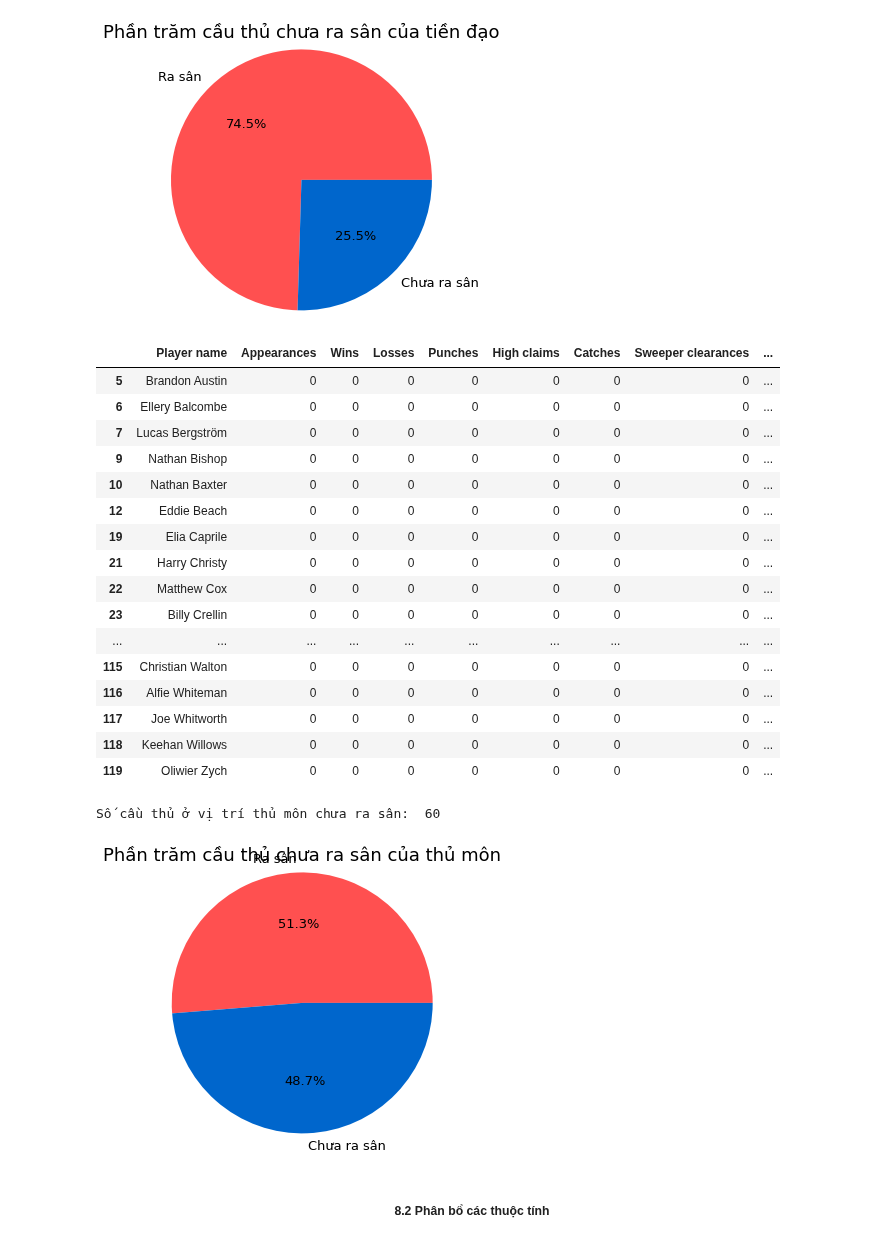
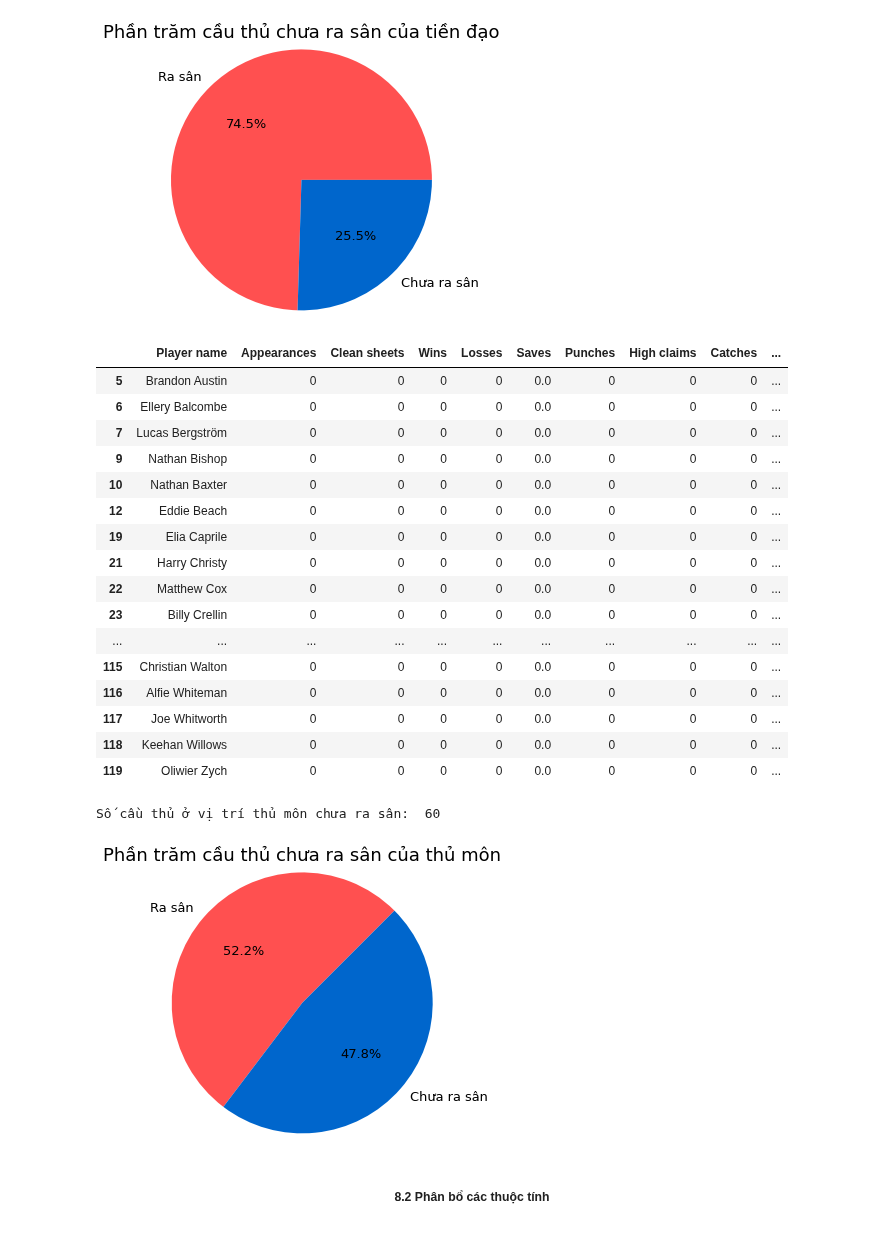
Before and after one commit to hpn00689/NMKHDL_CSC14119-, a Jupyter notebook: PHASE_2/data_exploration.ipynb, the cells around one changed output. Saved outputs shown, nothing was run; the diff lists cells and outputs as text; code cells hidden in the pictures.

```diff
--- a/PHASE_2/data_exploration.ipynb
+++ b/PHASE_2/data_exploration.ipynb
@@ -412,12 +412,9 @@ dfDefender.drop("Cross accuracy", inplace=True, axis=1)
 dfDefender.drop("Accurate long balls", inplace=True, axis=1)
 
 # Xóa của keeper
-dfKeeper.drop("Clean sheets", inplace=True, axis=1)
-dfKeeper.drop("Saves", inplace=True, axis=1)
 dfKeeper.drop("Penalties saved", inplace=True, axis=1)
 dfKeeper.drop("Throw outs", inplace=True, axis=1)
 dfKeeper.drop("Goal kicks", inplace=True, axis=1)
-dfKeeper.drop("Goals conceded", inplace=True, axis=1)
 dfKeeper.drop("Errors leading to goal", inplace=True, axis=1)
 dfKeeper.drop("Own goals", inplace=True, axis=1)
 dfKeeper.drop("Assists", inplace=True, axis=1)
@@ -681,6 +684,13 @@ midfielder_columns.remove('Player name')
 
 for col in midfielder_columns:
     dfMidfielder[col] = pd.to_numeric(dfMidfielder[col], errors='coerce')
+
+# Keeper
+keeper_columns = dfKeeper.columns.to_list()
+keeper_columns.remove('Player name')
+
+for col in keeper_columns:
+    dfKeeper[col] = pd.to_numeric(dfKeeper[col], errors='coerce')
 # %% [markdown]
 #### <p style="text-align:center"> **7. Thiếu dữ liệu** </p>
 - Trong quá trình crawling dữ liệu thì sẽ có rất ít các thuộc tính từ các bộ bị thiếu dữ liệu. Ở mục 7 nhóm em sẽ tìm ra các gía trị đó và xóa hàng bị thiếu dữ liệu đó ra khỏi bộ dữ liệu.
@@ -784,0 +798,3 @@ dtype: int64
+# %%
+dfKeeper.dropna(inplace=True)
+dfKeeper.info()
@@ -921,37 +955,37 @@ Số cầu thủ ở vị trí tiền đạo chưa ra sân:  54
 info_new_keeper = dfKeeper[dfKeeper['Appearances'] == 0]
 info_new_keeper
 # %% [output]
-|  | Player name | Appearances | Wins | Losses | Punches | High claims | Catches | Sweeper clearances | ... |
-| 5 | Brandon Austin | 0 | 0 | 0 | 0 | 0 | 0 | 0 | ... |
-| 6 | Ellery Balcombe | 0 | 0 | 0 | 0 | 0 | 0 | 0 | ... |
-| 7 | Lucas Bergström | 0 | 0 | 0 | 0 | 0 | 0 | 0 | ... |
-| 9 | Nathan Bishop | 0 | 0 | 0 | 0 | 0 | 0 | 0 | ... |
-| 10 | Nathan Baxter | 0 | 0 | 0 | 0 | 0 | 0 | 0 | ... |
-| 12 | Eddie Beach | 0 | 0 | 0 | 0 | 0 | 0 | 0 | ... |
-| 19 | Elia Caprile | 0 | 0 | 0 | 0 | 0 | 0 | 0 | ... |
-| 21 | Harry Christy | 0 | 0 | 0 | 0 | 0 | 0 | 0 | ... |
-| 22 | Matthew Cox | 0 | 0 | 0 | 0 | 0 | 0 | 0 | ... |
-| 23 | Billy Crellin | 0 | 0 | 0 | 0 | 0 | 0 | 0 | ... |
-| ... | ... | ... | ... | ... | ... | ... | ... | ... | ... |
-| 115 | Christian Walton | 0 | 0 | 0 | 0 | 0 | 0 | 0 | ... |
-| 116 | Alfie Whiteman | 0 | 0 | 0 | 0 | 0 | 0 | 0 | ... |
-| 117 | Joe Whitworth | 0 | 0 | 0 | 0 | 0 | 0 | 0 | ... |
-| 118 | Keehan Willows | 0 | 0 | 0 | 0 | 0 | 0 | 0 | ... |
-| 119 | Oliwier Zych | 0 | 0 | 0 | 0 | 0 | 0 | 0 | ... |
+|  | Player name | Appearances | Clean sheets | Wins | Losses | Saves | Punches | High claims | Catches | ... |
+| 5 | Brandon Austin | 0 | 0 | 0 | 0 | 0.0 | 0 | 0 | 0 | ... |
+| 6 | Ellery Balcombe | 0 | 0 | 0 | 0 | 0.0 | 0 | 0 | 0 | ... |
+| 7 | Lucas Bergström | 0 | 0 | 0 | 0 | 0.0 | 0 | 0 | 0 | ... |
+| 9 | Nathan Bishop | 0 | 0 | 0 | 0 | 0.0 | 0 | 0 | 0 | ... |
+| 10 | Nathan Baxter | 0 | 0 | 0 | 0 | 0.0 | 0 | 0 | 0 | ... |
+| 12 | Eddie Beach | 0 | 0 | 0 | 0 | 0.0 | 0 | 0 | 0 | ... |
+| 19 | Elia Caprile | 0 | 0 | 0 | 0 | 0.0 | 0 | 0 | 0 | ... |
+| 21 | Harry Christy | 0 | 0 | 0 | 0 | 0.0 | 0 | 0 | 0 | ... |
+| 22 | Matthew Cox | 0 | 0 | 0 | 0 | 0.0 | 0 | 0 | 0 | ... |
+| 23 | Billy Crellin | 0 | 0 | 0 | 0 | 0.0 | 0 | 0 | 0 | ... |
+| ... | ... | ... | ... | ... | ... | ... | ... | ... | ... | ... |
+| 115 | Christian Walton | 0 | 0 | 0 | 0 | 0.0 | 0 | 0 | 0 | ... |
+| 116 | Alfie Whiteman | 0 | 0 | 0 | 0 | 0.0 | 0 | 0 | 0 | ... |
+| 117 | Joe Whitworth | 0 | 0 | 0 | 0 | 0.0 | 0 | 0 | 0 | ... |
+| 118 | Keehan Willows | 0 | 0 | 0 | 0 | 0.0 | 0 | 0 | 0 | ... |
+| 119 | Oliwier Zych | 0 | 0 | 0 | 0 | 0.0 | 0 | 0 | 0 | ... |
 # %%
 print("Số cầu thủ ở vị trí thủ môn chưa ra sân: ", info_new_keeper.shape[0])
 
 plt.figure(figsize=(8, 5));
 plt.title('Phần trăm cầu thủ chưa ra sân của thủ môn', fontsize=18);
 plt.pie((dfKeeper['Appearances'] == 0).value_counts(),
         labels=['Ra sân', 'Chưa ra sân'],
         textprops={'fontsize': 13},
-        radius=1.2, startangle=0,
+        radius=1.2, startangle=45,
         colors=['#ff5050', '#0066cc'],
         autopct='%.1f%%');
 # %% [output]
 Số cầu thủ ở vị trí thủ môn chưa ra sân:  60
-[figure, old version]
+[figure, new version]
 # %% [markdown]
 ##### <p style="text-align:center"> **8.2 Phân bổ các thuộc tính** </p>
 # %% [markdown]
```
Also changed, not shown: parts of 9 cells of this notebook, 2 other files.
